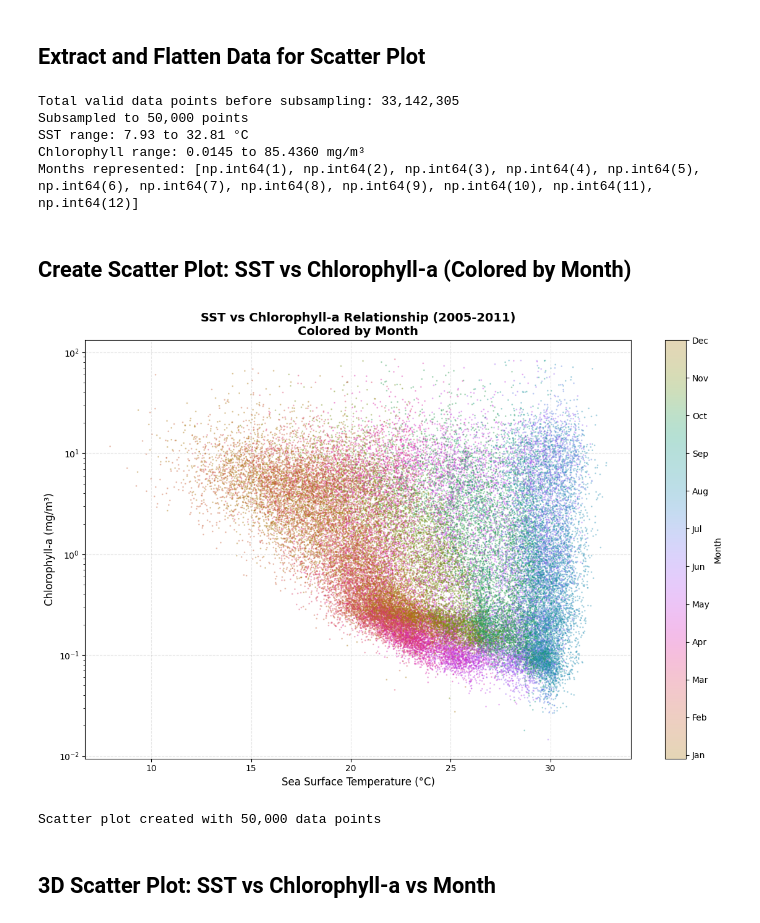
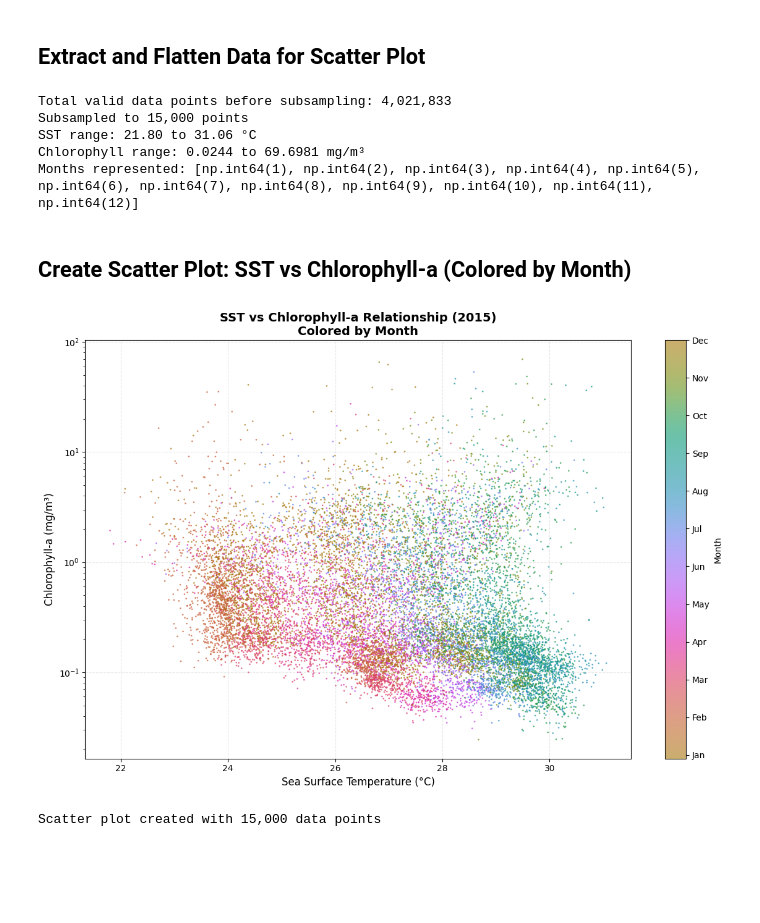
Before and after one commit to makaip/nasa-murep-local, a Jupyter notebook: cdom_sst/experiments/feature_space/test1.ipynb, the cells around one changed output. Cells and saved outputs as stored; diff of their text form; code cells hidden in the pictures; blank space fills up the shorter version.

```diff
--- a/cdom_sst/experiments/feature_space/test1.ipynb
+++ b/cdom_sst/experiments/feature_space/test1.ipynb
@@ -13,7 +16,7 @@ from matplotlib.colors import Normalize
 ## Load the Pickle Dataset
 # %%
 # Load the pickle file
-with open(r'E:\satdata\Custom\combined_sst_chlor_cdom_2005-2011.pkl', 'rb') as f:
+with open(r'E:\satdata\Custom\yucutan_combined_sst_chlor_cdom_2005-2011.pkl', 'rb') as f:
     data = pickle.load(f)
 
 df = data['data']
@@ -37,6 +198,10 @@ chlor_values = []
 month_values = []
 
 for date_idx, row in df.iterrows():
+    # Filter for year 2015 only
+    if date_idx.year != 2015:
+        continue
+
     # Extract month from the date index (1-12)
     month = date_idx.month
 
@@ -75,8 +240,8 @@ month_values = np.array(month_values)
 
 print(f"Total valid data points before subsampling: {len(sst_values):,}")
 
-# Subsample to 500K points if we have more than that
-max_points = 50000
+# Subsample to 50K points if we have more than that
+max_points = 15000
 if len(sst_values) > max_points:
     # Generate random indices
     np.random.seed(42)  # For reproducibility
@@ -95,10 +260,10 @@ print(f"SST range: {np.min(sst_values):.2f} to {np.max(sst_values):.2f} °C")
 print(f"Chlorophyll range: {np.min(chlor_values):.4f} to {np.max(chlor_values):.4f} mg/m³")
 print(f"Months represented: {sorted(np.unique(month_values))}")
 # %% [output]
-Total valid data points before subsampling: 33,142,305
-Subsampled to 50,000 points
-SST range: 7.93 to 32.81 °C
-Chlorophyll range: 0.0145 to 85.4360 mg/m³
+Total valid data points before subsampling: 4,021,833
+Subsampled to 15,000 points
+SST range: 21.80 to 31.06 °C
+Chlorophyll range: 0.0244 to 69.6981 mg/m³
 Months represented: [np.int64(1), np.int64(2), np.int64(3), np.int64(4), np.int64(5), np.int64(6), np.int64(7), np.int64(8), np.int64(9), np.int64(10), np.int64(11), np.int64(12)]
 # %% [markdown]
 ## Create Scatter Plot: SST vs Chlorophyll-a (Colored by Month)
@@ -114,36 +279,34 @@ scatter = ax.scatter(
     c=month_values,
     cmap=cmocean.cm.phase,
     s=1,  # Small point size for large dataset
-    alpha=0.3,  # Transparency to show density
+    alpha=0.6,  # Transparency to show density
     vmin=12,  # Flipped: December at bottom
     vmax=1,   # January at top
     rasterized=True  # Rasterize for better performance with many points
 )
 
 # Set y-axis to log scale (typical for chlorophyll)
 ax.set_yscale('log')
 
 # Labels and title
 ax.set_xlabel('Sea Surface Temperature (°C)', fontsize=12)
 ax.set_ylabel('Chlorophyll-a (mg/m³)', fontsize=12)
-ax.set_title('SST vs Chlorophyll-a Relationship (2005-2011)\nColored by Month',
+ax.set_title('SST vs Chlorophyll-a Relationship (2015)\nColored by Month',
              fontsize=14, fontweight='bold')
 
 # Add colorbar with month labels (reversed order)
 cbar = plt.colorbar(scatter, ax=ax, label='Month', ticks=np.arange(1, 13))
 cbar.ax.set_yticklabels(['Jan', 'Feb', 'Mar', 'Apr', 'May', 'Jun',
                           'Jul', 'Aug', 'Sep', 'Oct', 'Nov', 'Dec'])
 
 # Add grid
 ax.grid(True, alpha=0.3, linestyle='--')
 
 # Tight layout
 plt.tight_layout()
 plt.show()
 
 print(f"Scatter plot created with {len(sst_values):,} data points")
 # %% [output]
-[figure, old version]
+[figure, new version]
-Scatter plot created with 50,000 data points
+Scatter plot created with 15,000 data points
-# %% [markdown]
-## 3D Scatter Plot: SST vs Chlorophyll-a vs Month
```
Also changed, not shown: parts of 5 cells of this notebook, 4 other files.
